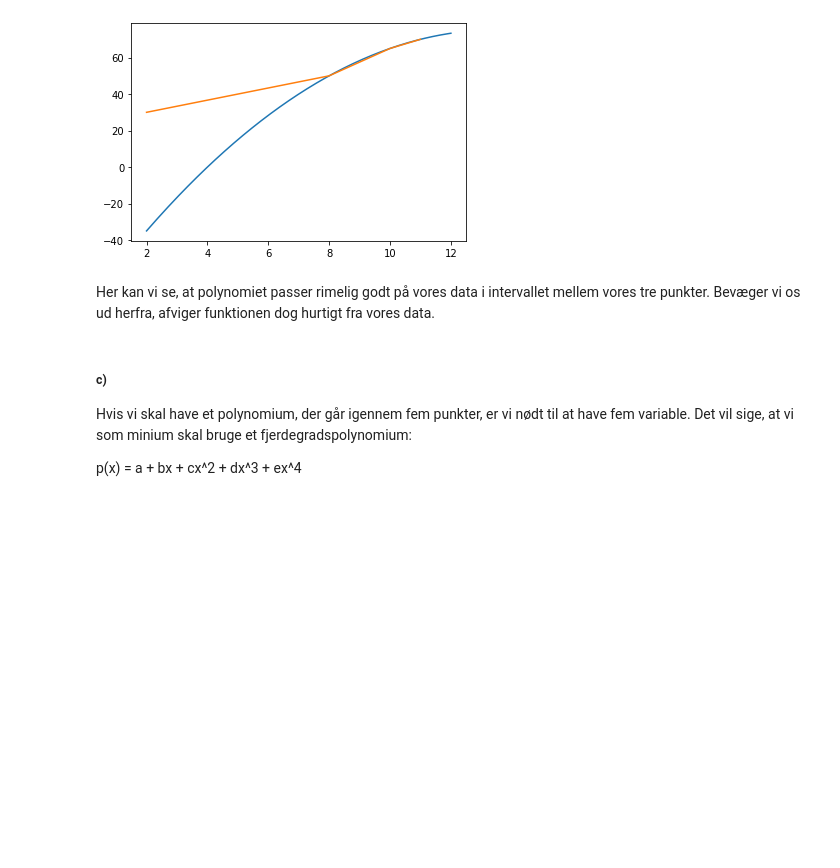
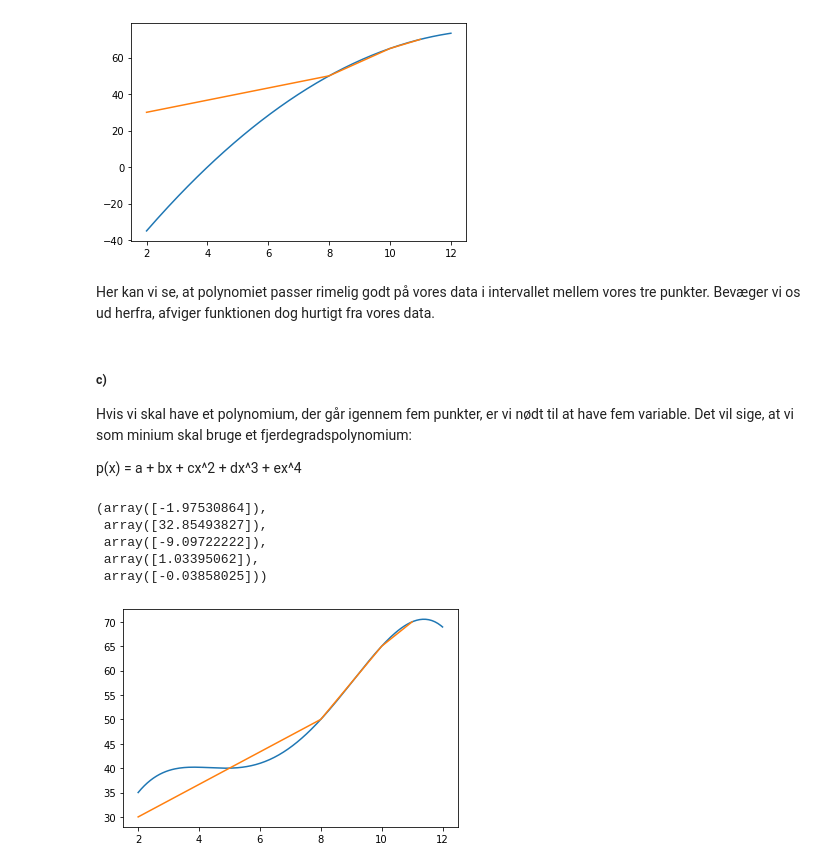
Before and after one commit to TKEglin/Aflevering-3, a Jupyter notebook: Afleveringsopgave-3.ipynb, the cells around one changed output. Drawn from its saved outputs; the diff is of its cells as text; code cells hidden in the pictures; blank space fills up the shorter version.

```diff
--- a/Afleveringsopgave-3.ipynb
+++ b/Afleveringsopgave-3.ipynb
@@ -91,0 +88,28 @@ A = np.array([[1.0, 8.0, 64.0],
+# %%
+A = np.array([[1.0, 2.0, 4.0, 8.0, 16.0],
+              [1.0, 5.0, 25.0, 125.0, 625.0],
+              [1.0, 8.0, 64.0, 512.0, 4096.0],
+              [1.0, 10.0, 100.0, 1000.0, 10000.0],
+              [1.0, 11.0, 121.0, 1331.0, 14641.0]])
+
+B = np.array([35.0, 40.0, 50.0, 65.0, 70.0])[:, np.newaxis]
+
+a, b, c, d, e = np.linalg.solve(A,B)
+a, b, c, d, e
+# %% [output]
+(array([-1.97530864]),
+ array([32.85493827]),
+ array([-9.09722222]),
+ array([1.03395062]),
+ array([-0.03858025]))
+# %%
+x = np.linspace(2, 12, 200)
+
+y = a + b * x + c * x**2 + d * x**3 + e * x**4
+
+fig, ax = plt.subplots() # Tegning
+ax.plot(x, y)
+ax.plot(tid, temperatur)
+plt.show()
+# %% [output]
+[figure, added]
```
Also changed, not shown: parts of 3 cells of this notebook.
